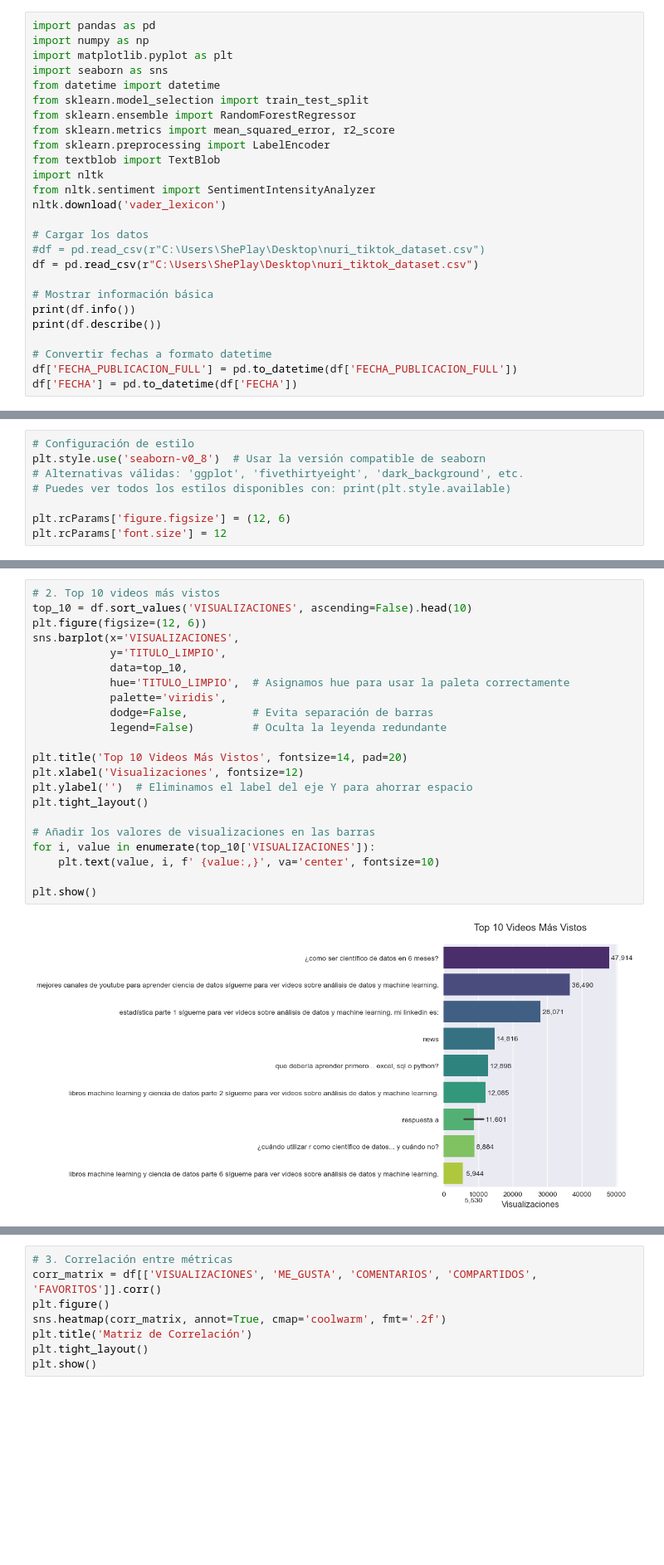
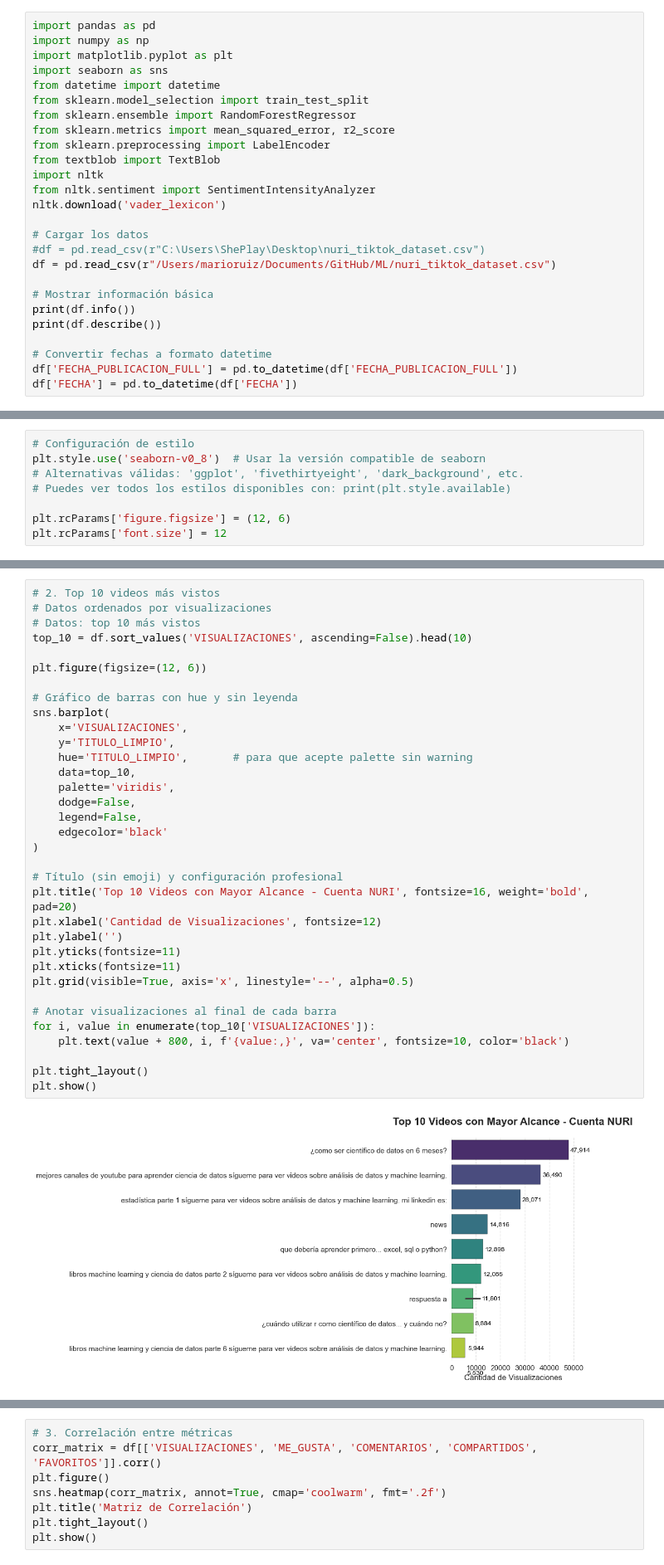
Before and after one commit to marioruizgonzalez/ML, a Jupyter notebook: Nuri_Tiktok_Analysis.ipynb, the cells around one changed output, grey strips where cells are left out. Shown at 83% size. Cells and saved outputs as stored; diff of their text form; blank space fills up the shorter version.

```diff
--- a/Nuri_Tiktok_Analysis.ipynb
+++ b/Nuri_Tiktok_Analysis.ipynb
@@ -32,7 +29,7 @@ nltk.download('vader_lexicon')
 
 # Cargar los datos
 #df = pd.read_csv(r"C:\Users\ShePlay\Desktop\nuri_tiktok_dataset.csv")
-df = pd.read_csv(r"C:\Users\ShePlay\Desktop\nuri_tiktok_dataset.csv")
+df = pd.read_csv(r"/Users/marioruiz/Documents/GitHub/ML/nuri_tiktok_dataset.csv")
 
 # Mostrar información básica
 print(df.info())
@@ -83,24 +115,36 @@ plt.show()
 # %%
 # 2. Top 10 videos más vistos
+# Datos ordenados por visualizaciones
+# Datos: top 10 más vistos
 top_10 = df.sort_values('VISUALIZACIONES', ascending=False).head(10)
+
 plt.figure(figsize=(12, 6))
-sns.barplot(x='VISUALIZACIONES',
-            y='TITULO_LIMPIO',
-            data=top_10,
-            hue='TITULO_LIMPIO',  # Asignamos hue para usar la paleta correctamente
-            palette='viridis',
-            dodge=False,          # Evita separación de barras
-            legend=False)         # Oculta la leyenda redundante
 
-plt.title('Top 10 Videos Más Vistos', fontsize=14, pad=20)
-plt.xlabel('Visualizaciones', fontsize=12)
-plt.ylabel('')  # Eliminamos el label del eje Y para ahorrar espacio
+# Gráfico de barras con hue y sin leyenda
+sns.barplot(
+    x='VISUALIZACIONES',
+    y='TITULO_LIMPIO',
+    hue='TITULO_LIMPIO',       # para que acepte palette sin warning
+    data=top_10,
+    palette='viridis',
+    dodge=False,
+    legend=False,
+    edgecolor='black'
+)
+
+# Título (sin emoji) y configuración profesional
+plt.title('Top 10 Videos con Mayor Alcance - Cuenta NURI', fontsize=16, weight='bold', pad=20)
+plt.xlabel('Cantidad de Visualizaciones', fontsize=12)
+plt.ylabel('')
+plt.yticks(fontsize=11)
+plt.xticks(fontsize=11)
+plt.grid(visible=True, axis='x', linestyle='--', alpha=0.5)
+
+# Anotar visualizaciones al final de cada barra
+for i, value in enumerate(top_10['VISUALIZACIONES']):
+    plt.text(value + 800, i, f'{value:,}', va='center', fontsize=10, color='black')
+
 plt.tight_layout()
-
-# Añadir los valores de visualizaciones en las barras
-for i, value in enumerate(top_10['VISUALIZACIONES']):
-    plt.text(value, i, f' {value:,}', va='center', fontsize=10)
-
 plt.show()
 # %% [output]
-[figure, old version]
+[figure, new version]
```
Also changed, not shown: parts of 9 cells of this notebook, 2 other files.
